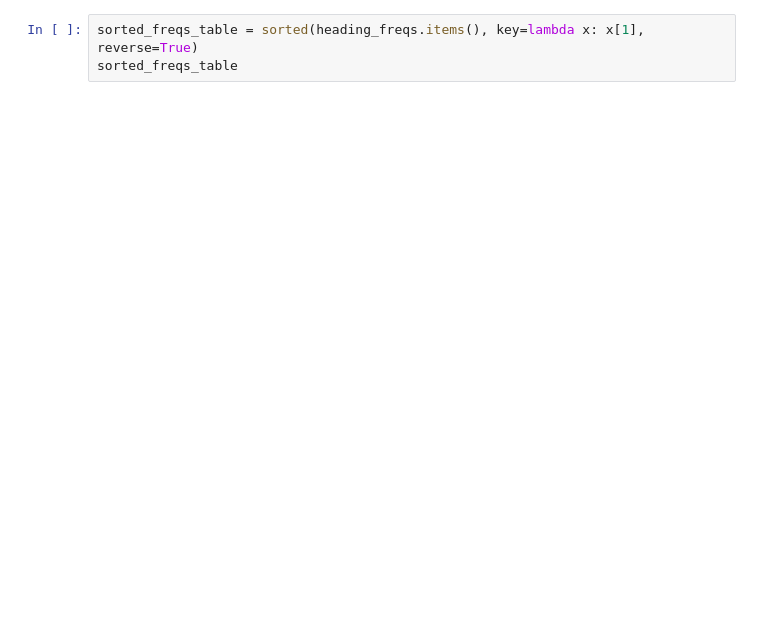
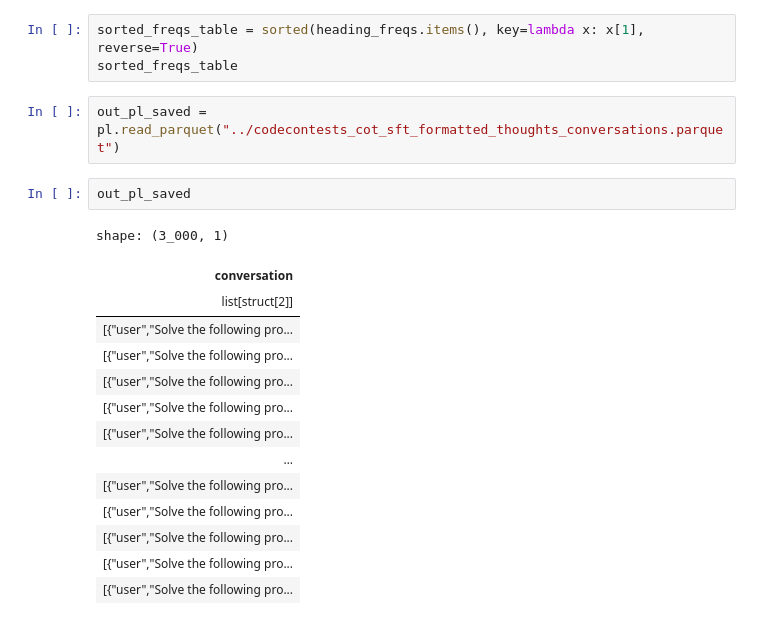
Before and after one commit to brianfitzgerald/smolmodels, a Jupyter notebook: notebooks/cot_parsing_dev.ipynb, the cells around one changed output. Drawn from its saved outputs; the diff is of its cells as text; blank space fills up the shorter version.

```diff
--- a/notebooks/cot_parsing_dev.ipynb
+++ b/notebooks/cot_parsing_dev.ipynb
@@ -233,3 +162,22 @@ shape: (336, 2)
 # %%
 sorted_freqs_table = sorted(heading_freqs.items(), key=lambda x: x[1], reverse=True)
 sorted_freqs_table
+# %%
+out_pl_saved = pl.read_parquet("../codecontests_cot_sft_formatted_thoughts_conversations.parquet")
+# %%
+out_pl_saved
+# %% [output]
+shape: (3_000, 1)
+| conversation |
+| list[struct[2]] |
+| [{"user","Solve the following pro... |
+| [{"user","Solve the following pro... |
+| [{"user","Solve the following pro... |
+| [{"user","Solve the following pro... |
+| [{"user","Solve the following pro... |
+| … |
+| [{"user","Solve the following pro... |
+| [{"user","Solve the following pro... |
+| [{"user","Solve the following pro... |
+| [{"user","Solve the following pro... |
+| [{"user","Solve the following pro... |
```
Also changed, not shown: parts of 7 cells of this notebook, 2 other files.
